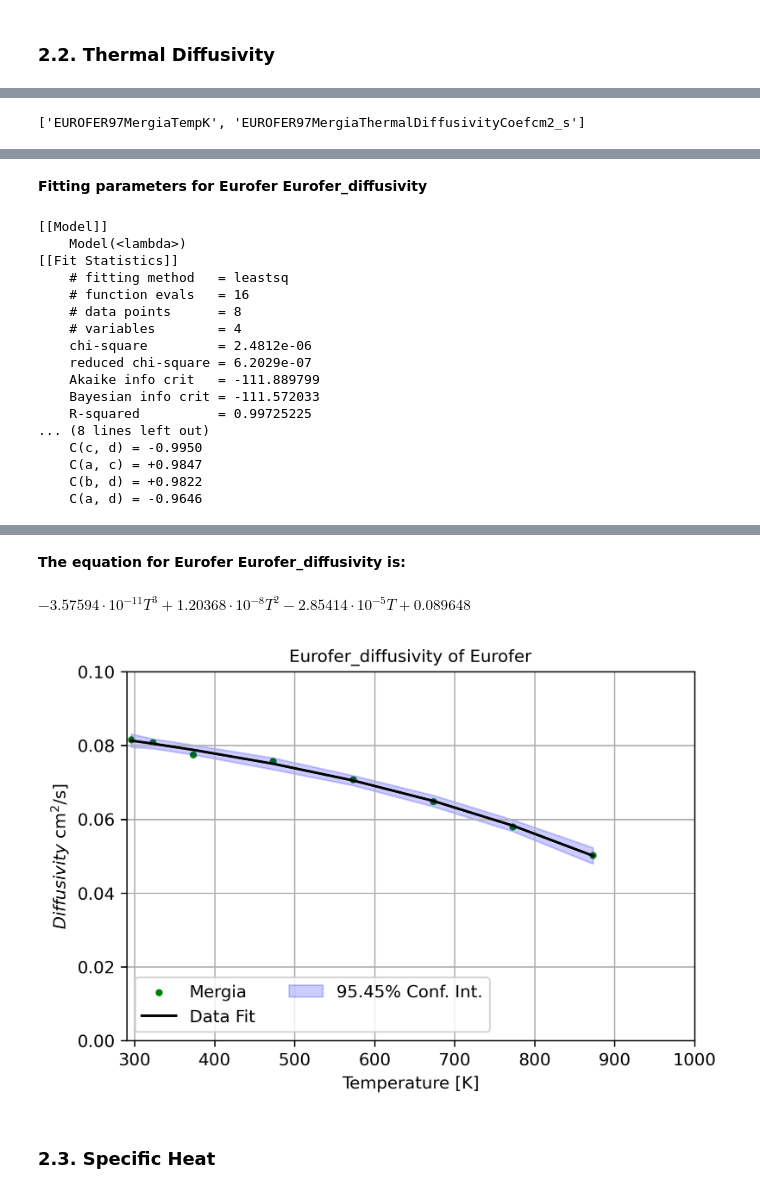
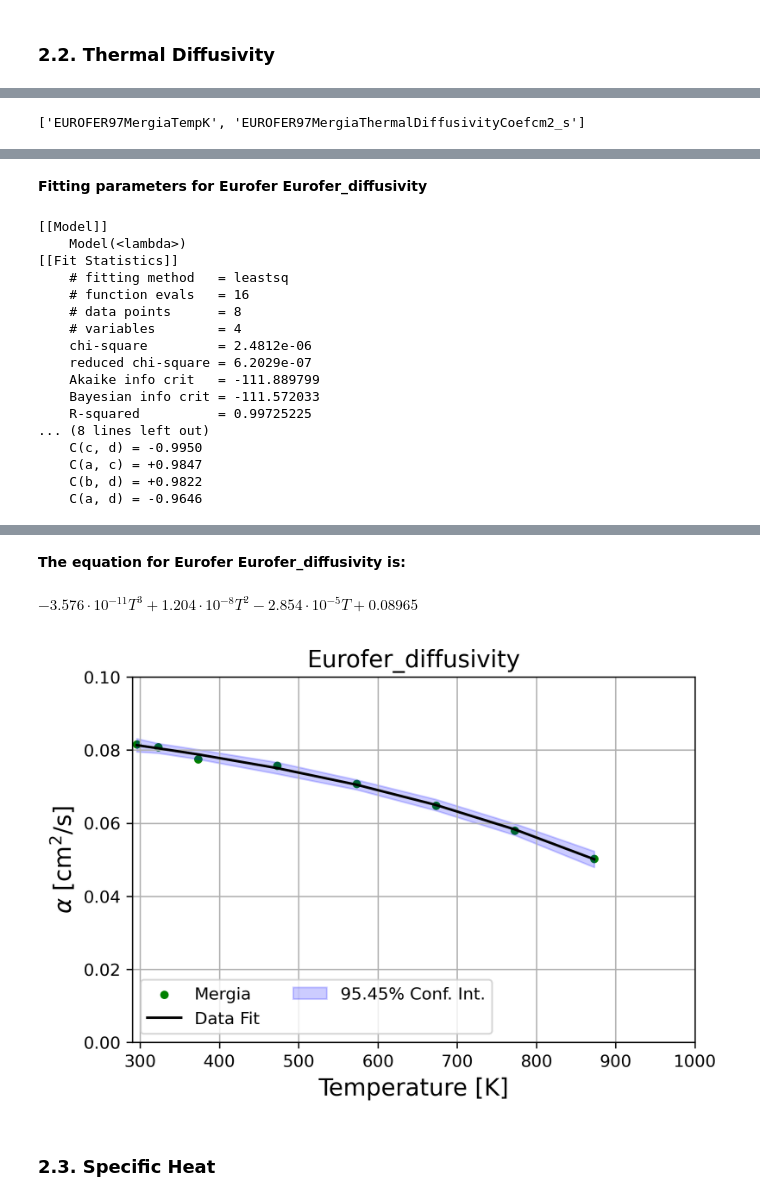
Before and after one commit to Ghoniem-Org/DatabaseCodes, a Jupyter notebook: Jupyter/Eurofer/Eurofer_database_Ghoniem.ipynb, the cells around one changed output, grey strips where cells are left out. Saved outputs shown, nothing was run; the diff lists cells and outputs as text; code cells hidden in the pictures.

```diff
--- a/Jupyter/Eurofer/Eurofer_database_Ghoniem.ipynb
+++ b/Jupyter/Eurofer/Eurofer_database_Ghoniem.ipynb
@@ -415,4 +374,9 @@ load_data(excel_filename, material_property, header_rows_list=[1, 3], num_data_r
 # %%
+material_property = 'Eurofer_diffusivity' # Load excel data for desired property name"
+x_axis='Temperature [K]'
+y_axis=r'$\alpha$ [cm$^2$/s]'
+load_data(excel_filename, material_property, header_rows_list=[1, 3], num_data_rows=8)
+display(pd.DataFrame(temp_data))
 
 # Temperature range and initializations
 T = np.arange(300, 1000, 10)
@@ -429,20 +393,17 @@ T, Diff = concatenate_and_sort(vars_x, vars_y)
 
 x_data_list = [x for x in vars_x]
 y_data_list = vars_y
-data_colors = ['green', 'red', 'magenta', 'blue', 'cyan', 'black']
 data_marker_sizes = [msize] * len(x_data_list)
 data_labels = ['Mergia']
 
 fit_result = get_model_fit_and_print_it(T, Diff, fit_func='poly', poly_deg=3,\
-    material_name=material_name, property_name=material_property, eq_digits=6, print_bool=True)
+    material_name=material_name, property_name=material_property, eq_digits=4, print_bool=True)
 
-custom_multi_plot(x_data_list, y_data_list,
-                  x_label='Temperature [K]', y_label=r'$Diffusivity$ cm$^2$/s]', title=material_property + " of " + material_name,
-                  scale='linear', font_size=fsize, xlim=[290, 1000], ylim=[0, 0.1],
-                  grid=True, legend=True, data_labels=data_labels, fit_labels=None,
-                  data_colors=data_colors, fit_colors=None, data_marker_sizes=data_marker_sizes,
-                  fit_line_widths=[2], x_label_font_size=fsize, y_label_font_size=fsize, title_font_size=fsize,\
-                  legend_font_size=fsize, legend_loc='lower left', legend_num_cols=2)
+custom_multi_plot(x_data_list, y_data_list, title=material_property, scale='linear', \
+                  data_labels=data_labels, fit_labels=None, data_colors=data_colors, \
+                  fit_colors=None, data_marker_sizes=data_marker_sizes,\
+                  x_label=x_axis, y_label=y_axis, xlim=[290, 1000], ylim=[0, 0.1],fit_line_widths=[2], \
+                  legend_loc='lower left', legend_num_cols=2)
 
 plot_fit_and_conf(T, Diff, fit_result, sigma=2, legend=True, legend_font_size=fsize, legend_loc='lower left', legend_num_cols=2,\
                   fit_line_color='red', pred_int_fill_color='grey', conf_int_fill_color='blue')
@@ -450,27 +420,27 @@ plot_fit_and_conf(T, Diff, fit_result, sigma=2, legend=True, legend_font_size=fs
 ['EUROFER97MergiaTempK', 'EUROFER97MergiaThermalDiffusivityCoefcm2_s']
 [interactive output not drawn]
 **Fitting parameters for Eurofer Eurofer_diffusivity**
 [[Model]]
     Model(<lambda>)
 [[Fit Statistics]]
     # fitting method   = leastsq
     # function evals   = 16
     # data points      = 8
     # variables        = 4
     chi-square         = 2.4812e-06
     reduced chi-square = 6.2029e-07
     Akaike info crit   = -111.889799
     Bayesian info crit = -111.572033
     R-squared          = 0.99725225
 ... (8 lines left out)
     C(c, d) = -0.9950
     C(a, c) = +0.9847
     C(b, d) = +0.9822
     C(a, d) = -0.9646
 [interactive output not drawn]
 **The equation for Eurofer Eurofer_diffusivity is:**
-$\displaystyle - 3.57594 \cdot 10^{-11} T^{3} + 1.20368 \cdot 10^{-8} T^{2} - 2.85414 \cdot 10^{-5} T + 0.089648$
+$\displaystyle - 3.576 \cdot 10^{-11} T^{3} + 1.204 \cdot 10^{-8} T^{2} - 2.854 \cdot 10^{-5} T + 0.08965$
-[figure, old version]
+[figure, new version]
 # %% [markdown]
 <a id=cp></a>
 <h3>2.3. Specific Heat</h3>
```
Also changed, not shown: parts of 9 cells of this notebook, 1 other file.
